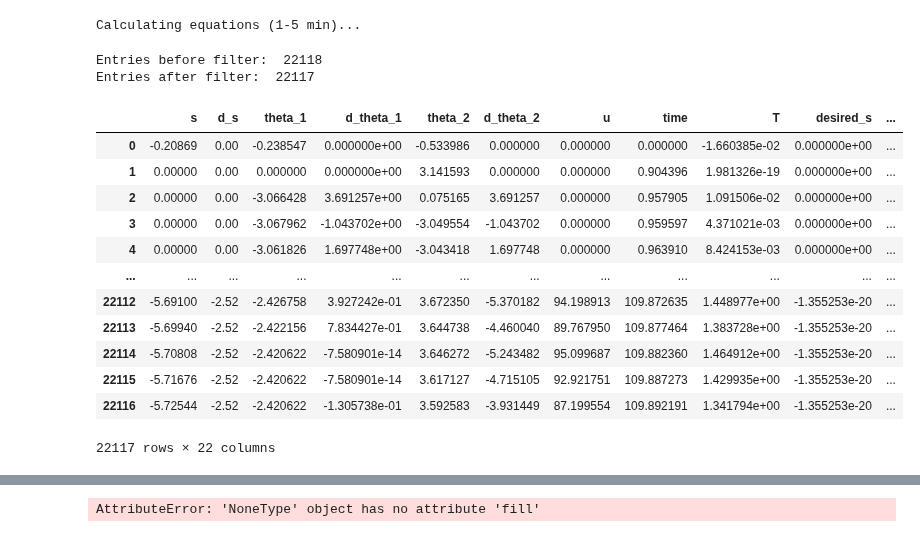
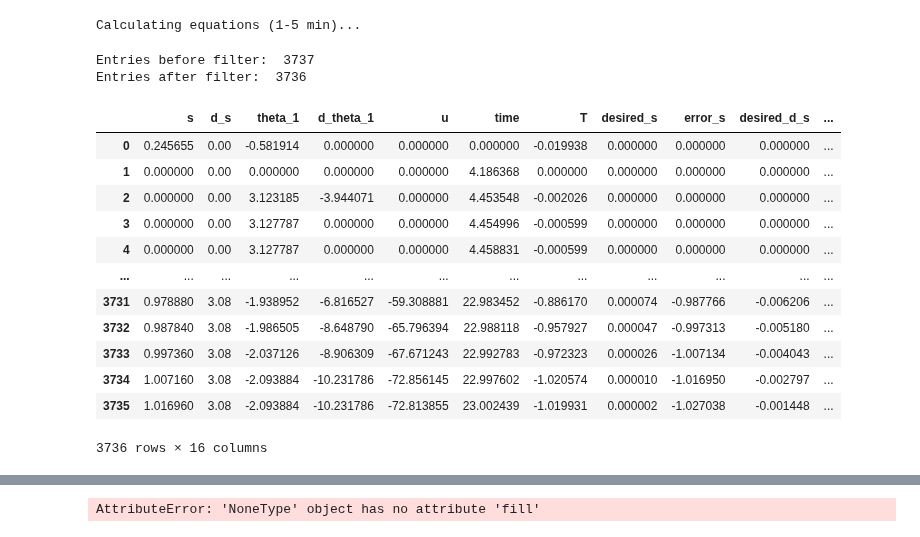
Before and after one commit to sackariaslunman/inverted-pendulum, a Jupyter notebook: src/python/test_linear_regression.ipynb, the cells around one changed output, grey strips where cells are left out. Cells and saved outputs as stored; diff of their text form; code cells hidden in the pictures.

```diff
--- a/src/python/test_linear_regression.ipynb
+++ b/src/python/test_linear_regression.ipynb
@@ -65,25 +64,25 @@ else:
 # %% [output]
 Calculating equations (1-5 min)...
 # %%
-df = pd.read_csv('data/8-1-2.csv')
+df = pd.read_csv('data/2024-05-02_1.csv')
 print("Entries before filter: ", len(df))
 df = df.dropna()
 print("Entries after filter: ", len(df))
 df
 # %% [output]
-Entries before filter:  22118
-Entries after filter:  22117
+Entries before filter:  3737
+Entries after filter:  3736
-|  | s | d_s | theta_1 | d_theta_1 | theta_2 | d_theta_2 | u | time | T | desired_s | ... |
-| 0 | -0.20869 | 0.00 | -0.238547 | 0.000000e+00 | -0.533986 | 0.000000 | 0.000000 | 0.000000 | -1.660385e-02 | 0.000000e+00 | ... |
-| 1 | 0.00000 | 0.00 | 0.000000 | 0.000000e+00 | 3.141593 | 0.000000 | 0.000000 | 0.904396 | 1.981326e-19 | 0.000000e+00 | ... |
-| 2 | 0.00000 | 0.00 | -3.066428 | 3.691257e+00 | 0.075165 | 3.691257 | 0.000000 | 0.957905 | 1.091506e-02 | 0.000000e+00 | ... |
-| 3 | 0.00000 | 0.00 | -3.067962 | -1.043702e+00 | -3.049554 | -1.043702 | 0.000000 | 0.959597 | 4.371021e-03 | 0.000000e+00 | ... |
-| 4 | 0.00000 | 0.00 | -3.061826 | 1.697748e+00 | -3.043418 | 1.697748 | 0.000000 | 0.963910 | 8.424153e-03 | 0.000000e+00 | ... |
+|  | s | d_s | theta_1 | d_theta_1 | u | time | T | desired_s | error_s | desired_d_s | ... |
+| 0 | 0.245655 | 0.00 | -0.581914 | 0.000000 | 0.000000 | 0.000000 | -0.019938 | 0.000000 | 0.000000 | 0.000000 | ... |
+| 1 | 0.000000 | 0.00 | 0.000000 | 0.000000 | 0.000000 | 4.186368 | 0.000000 | 0.000000 | 0.000000 | 0.000000 | ... |
+| 2 | 0.000000 | 0.00 | 3.123185 | -3.944071 | 0.000000 | 4.453548 | -0.002026 | 0.000000 | 0.000000 | 0.000000 | ... |
+| 3 | 0.000000 | 0.00 | 3.127787 | 0.000000 | 0.000000 | 4.454996 | -0.000599 | 0.000000 | 0.000000 | 0.000000 | ... |
+| 4 | 0.000000 | 0.00 | 3.127787 | 0.000000 | 0.000000 | 4.458831 | -0.000599 | 0.000000 | 0.000000 | 0.000000 | ... |
 | ... | ... | ... | ... | ... | ... | ... | ... | ... | ... | ... | ... |
-| 22112 | -5.69100 | -2.52 | -2.426758 | 3.927242e-01 | 3.672350 | -5.370182 | 94.198913 | 109.872635 | 1.448977e+00 | -1.355253e-20 | ... |
-| 22113 | -5.69940 | -2.52 | -2.422156 | 7.834427e-01 | 3.644738 | -4.460040 | 89.767950 | 109.877464 | 1.383728e+00 | -1.355253e-20 | ... |
-| 22114 | -5.70808 | -2.52 | -2.420622 | -7.580901e-14 | 3.646272 | -5.243482 | 95.099687 | 109.882360 | 1.464912e+00 | -1.355253e-20 | ... |
-| 22115 | -5.71676 | -2.52 | -2.420622 | -7.580901e-14 | 3.617127 | -4.715105 | 92.921751 | 109.887273 | 1.429935e+00 | -1.355253e-20 | ... |
-| 22116 | -5.72544 | -2.52 | -2.420622 | -1.305738e-01 | 3.592583 | -3.931449 | 87.199554 | 109.892191 | 1.341794e+00 | -1.355253e-20 | ... |
+| 3731 | 0.978880 | 3.08 | -1.938952 | -6.816527 | -59.308881 | 22.983452 | -0.886170 | 0.000074 | -0.987766 | -0.006206 | ... |
+| 3732 | 0.987840 | 3.08 | -1.986505 | -8.648790 | -65.796394 | 22.988118 | -0.957927 | 0.000047 | -0.997313 | -0.005180 | ... |
+| 3733 | 0.997360 | 3.08 | -2.037126 | -8.906309 | -67.671243 | 22.992783 | -0.972323 | 0.000026 | -1.007134 | -0.004043 | ... |
+| 3734 | 1.007160 | 3.08 | -2.093884 | -10.231786 | -72.856145 | 22.997602 | -1.020574 | 0.000010 | -1.016950 | -0.002797 | ... |
+| 3735 | 1.016960 | 3.08 | -2.093884 | -10.231786 | -72.813855 | 23.002439 | -1.019931 | 0.000002 | -1.027038 | -0.001448 | ... |
-22117 rows × 22 columns
+3736 rows × 16 columns
 # %%
```
Also changed, not shown: parts of 2 cells of this notebook, 28 other files.
